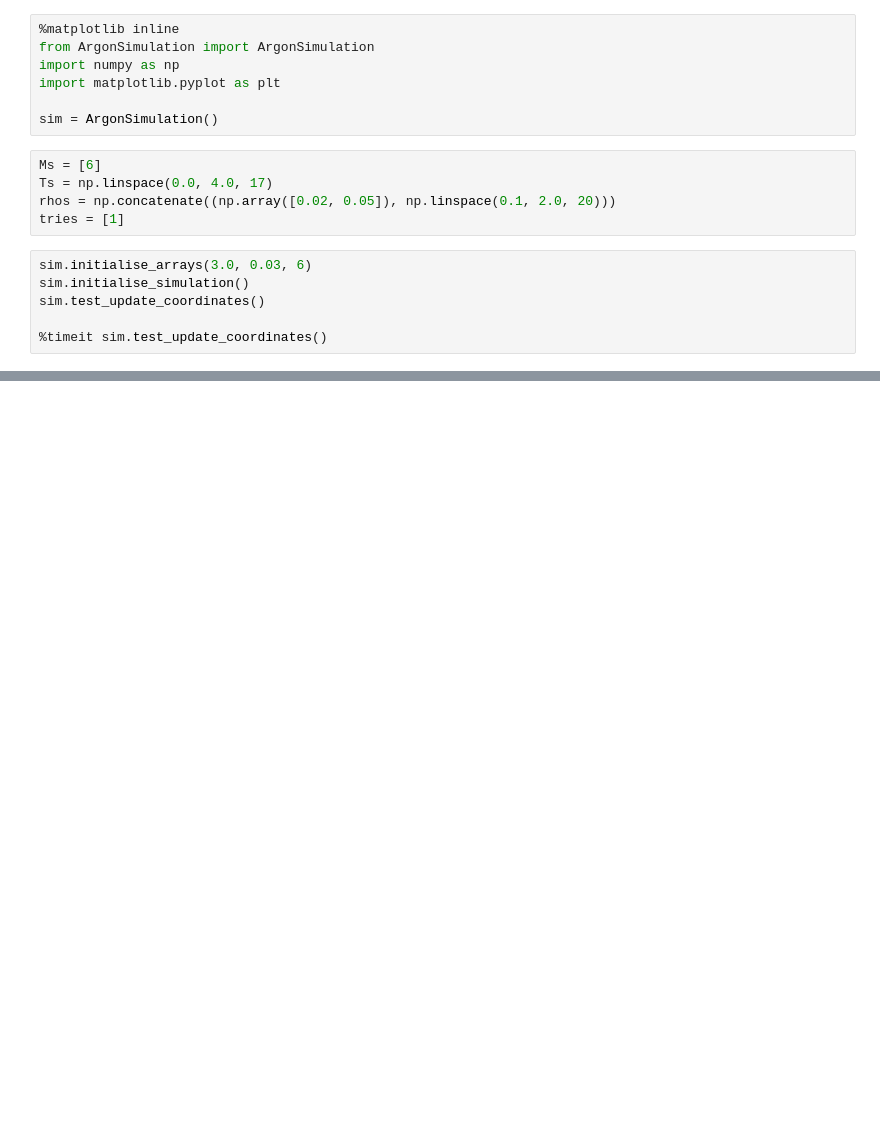
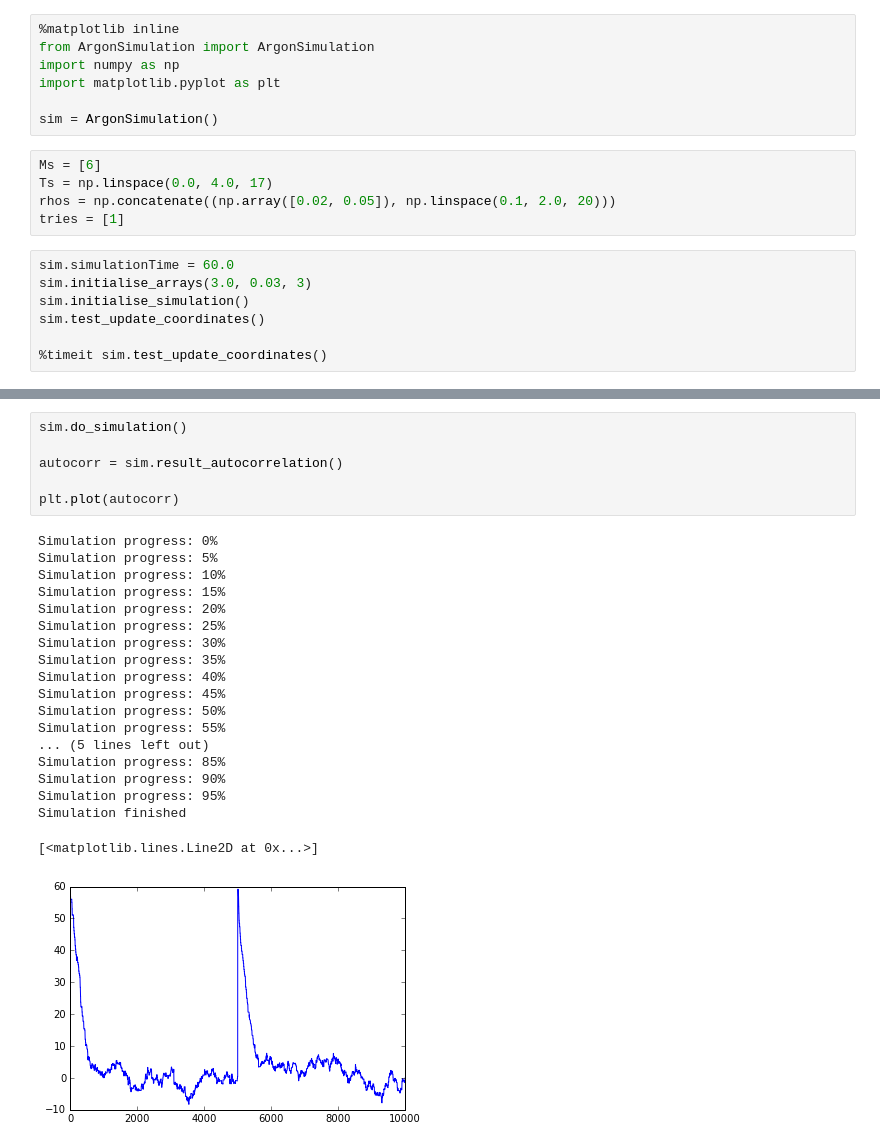
Before and after one commit to JesseSlim/comp-phys-2016, a Jupyter notebook: molecular-dynamics/simulation/MeasureArgon.ipynb, the cells around one changed output, grey strips where cells are left out. Drawn from its saved outputs; the diff is of its cells as text; blank space fills up the shorter version.

```diff
--- a/molecular-dynamics/simulation/MeasureArgon.ipynb
+++ b/molecular-dynamics/simulation/MeasureArgon.ipynb
@@ -11,7 +11,8 @@ Ts = np.linspace(0.0, 4.0, 17)
 rhos = np.concatenate((np.array([0.02, 0.05]), np.linspace(0.1, 2.0, 20)))
 tries = [1]
 # %%
-sim.initialise_arrays(3.0, 0.03, 6)
+sim.simulationTime = 60.0
+sim.initialise_arrays(3.0, 0.03, 3)
 sim.initialise_simulation()
 sim.test_update_coordinates()
 
@@ -20,0 +22,26 @@ sim.test_update_coordinates()
+# %%
+sim.do_simulation()
+
+autocorr = sim.result_autocorrelation()
+
+plt.plot(autocorr)
+# %% [output]
+Simulation progress: 0%
+Simulation progress: 5%
+Simulation progress: 10%
+Simulation progress: 15%
+Simulation progress: 20%
+Simulation progress: 25%
+Simulation progress: 30%
+Simulation progress: 35%
+Simulation progress: 40%
+Simulation progress: 45%
+Simulation progress: 50%
+Simulation progress: 55%
+... (5 lines left out)
+Simulation progress: 85%
+Simulation progress: 90%
+Simulation progress: 95%
+Simulation finished
+[<matplotlib.lines.Line2D at 0x...>]
+[figure, added]
```
Also changed, not shown: parts of 7 cells of this notebook, 20 other files.
